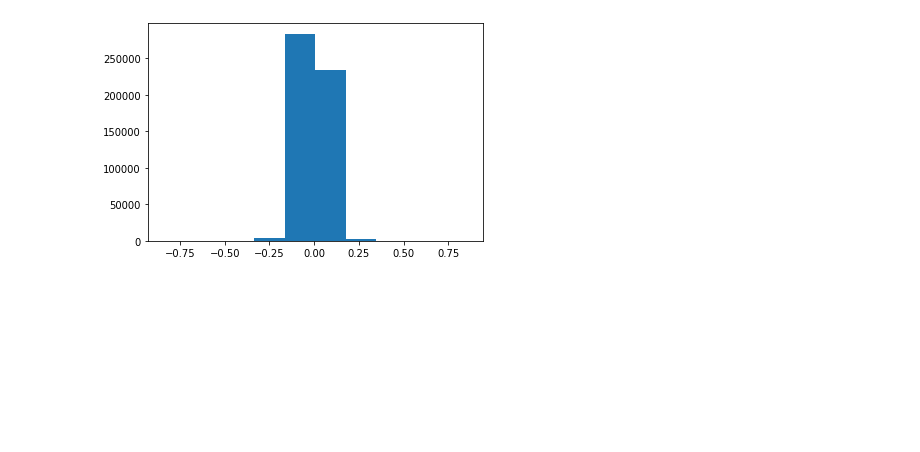
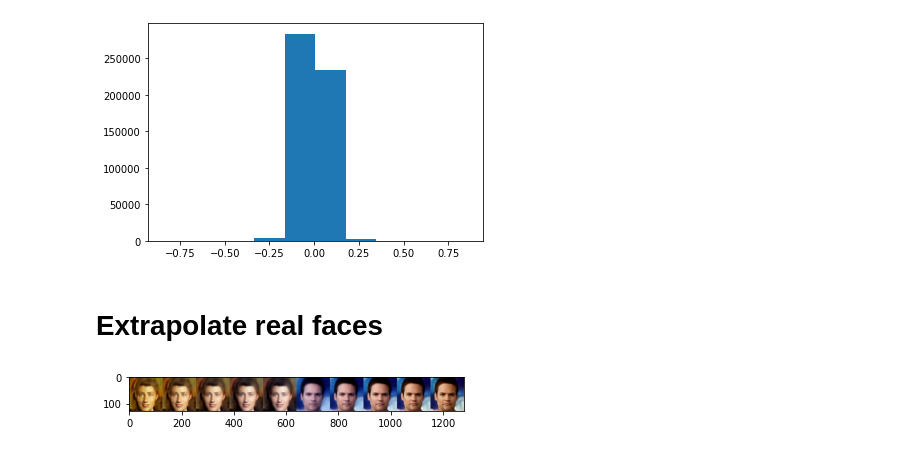
Before and after one commit to SourCherries/VAE-GAN-CelebA, a Jupyter notebook: explore_1.ipynb, the cells around one changed output. Cells and saved outputs as stored; diff of their text form; code cells hidden in the pictures; blank space fills up the shorter version.

```diff
--- a/explore_1.ipynb
+++ b/explore_1.ipynb
@@ -512,3 +512,19 @@ plt.hist(c)
          0.85782827]),
  <a list of 10 Patch objects>)
 [figure]
+# %% [markdown]
+# Extrapolate real faces
+# %%
+images = []
+p = [-i/8 for i in range(5).__reversed__()] + [1 + i/8 for i in range(5)]
+for i in range(10):
+  z = zb*p[i] + (za-zb)*(1-p[i])  # from face a to b
+  # generate images from z
+  g = sess.run(G, feed_dict={Z: (1*z), is_training: False})
+  g = imdeprocess(g)
+  images.append(g[0])
+images_arr = montage(images, grid_shape=(1, 10), multichannel=True)
+plt.imshow(images_arr)
+plt.imsave('200475-201475-extrapolate.jpg', images_arr)
+# %% [output]
+[figure, added]
```
Also changed, not shown: parts of 8 cells of this notebook.
